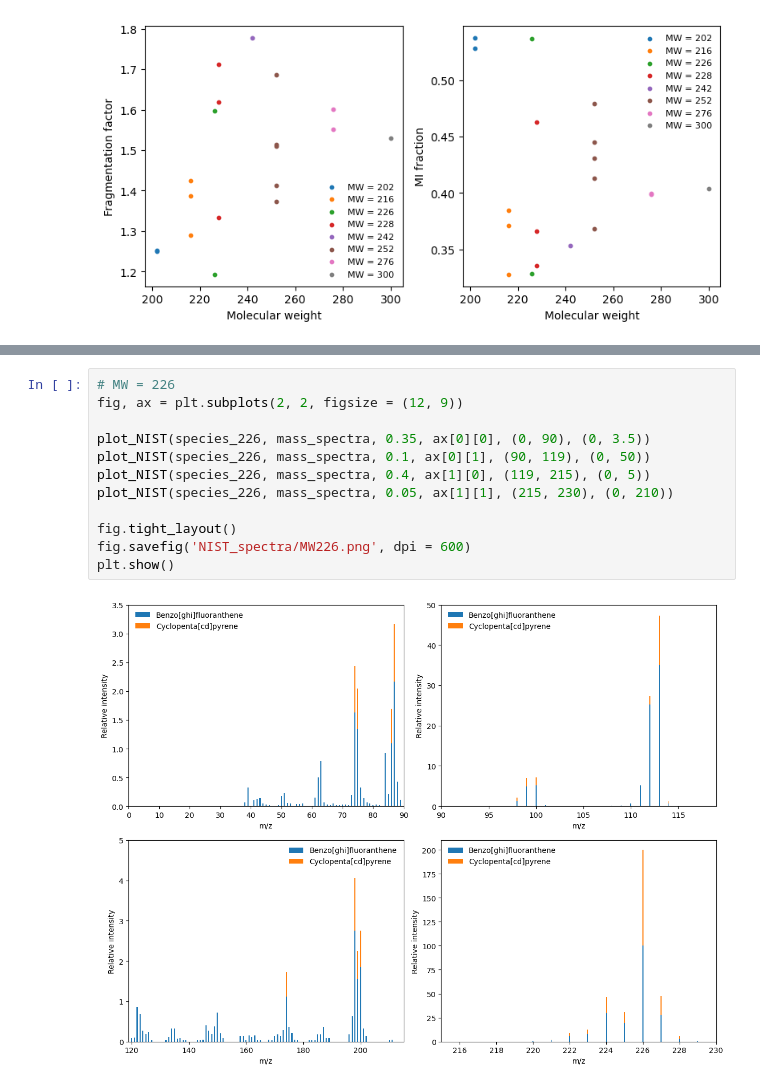
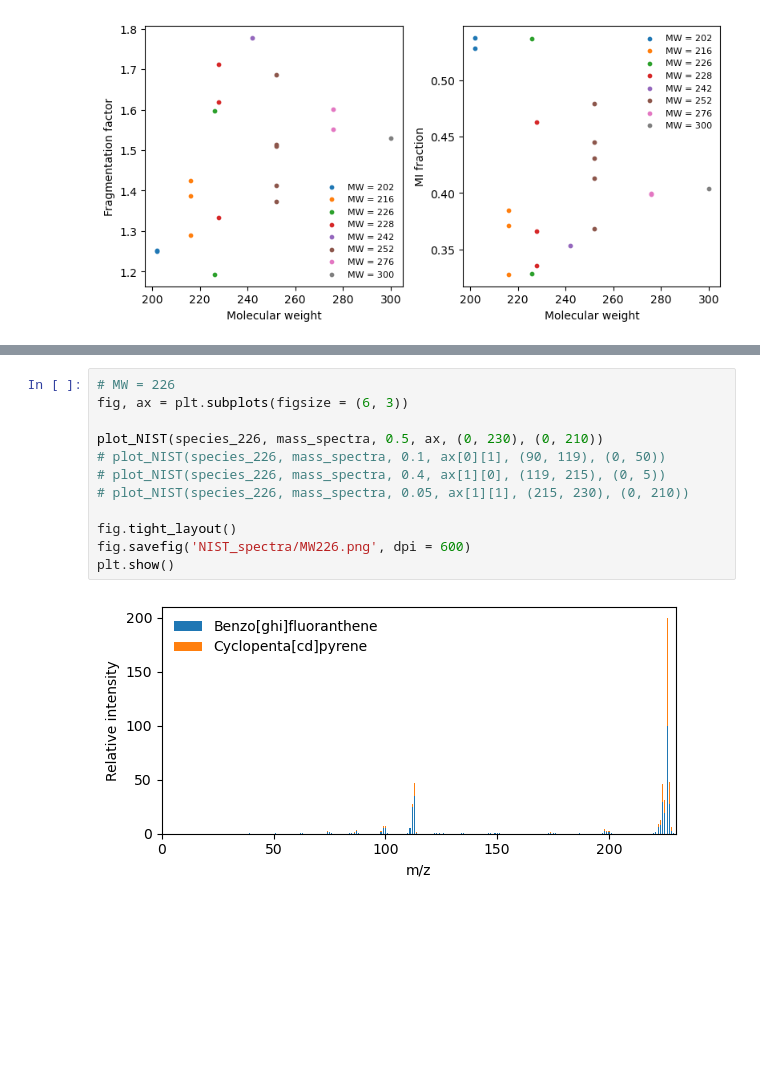
Before and after one commit to Normann25/NFA_project, a Jupyter notebook: NIST_plots.ipynb, the cells around one changed output, grey strips where cells are left out. Cells and saved outputs as stored; diff of their text form; blank space fills up the shorter version.

```diff
--- a/NIST_plots.ipynb
+++ b/NIST_plots.ipynb
@@ -152,16 +152,16 @@ plt.show()
 # %%
 # MW = 226
-fig, ax = plt.subplots(2, 2, figsize = (12, 9))
+fig, ax = plt.subplots(figsize = (6, 3))
 
-plot_NIST(species_226, mass_spectra, 0.35, ax[0][0], (0, 90), (0, 3.5))
-plot_NIST(species_226, mass_spectra, 0.1, ax[0][1], (90, 119), (0, 50))
-plot_NIST(species_226, mass_spectra, 0.4, ax[1][0], (119, 215), (0, 5))
-plot_NIST(species_226, mass_spectra, 0.05, ax[1][1], (215, 230), (0, 210))
+plot_NIST(species_226, mass_spectra, 0.5, ax, (0, 230), (0, 210))
+# plot_NIST(species_226, mass_spectra, 0.1, ax[0][1], (90, 119), (0, 50))
+# plot_NIST(species_226, mass_spectra, 0.4, ax[1][0], (119, 215), (0, 5))
+# plot_NIST(species_226, mass_spectra, 0.05, ax[1][1], (215, 230), (0, 210))
 
 fig.tight_layout()
 fig.savefig('NIST_spectra/MW226.png', dpi = 600)
 plt.show()
 # %% [output]
-[figure, old version]
+[figure, new version]
 # %%
 # MW = 228
```
Also changed, not shown: parts of 7 cells of this notebook, 8 other files.
